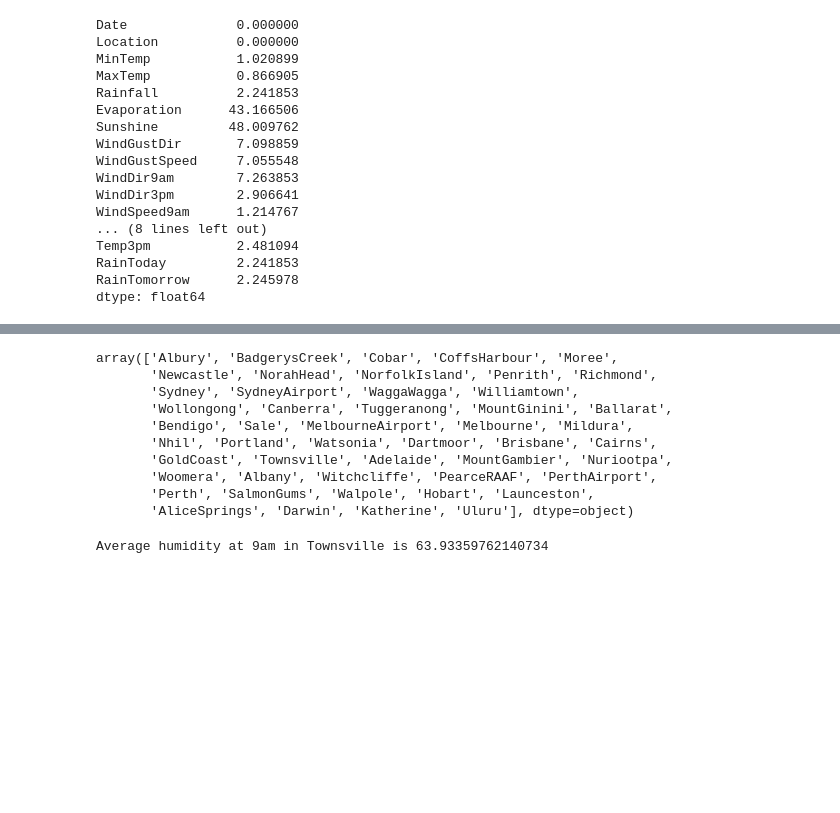
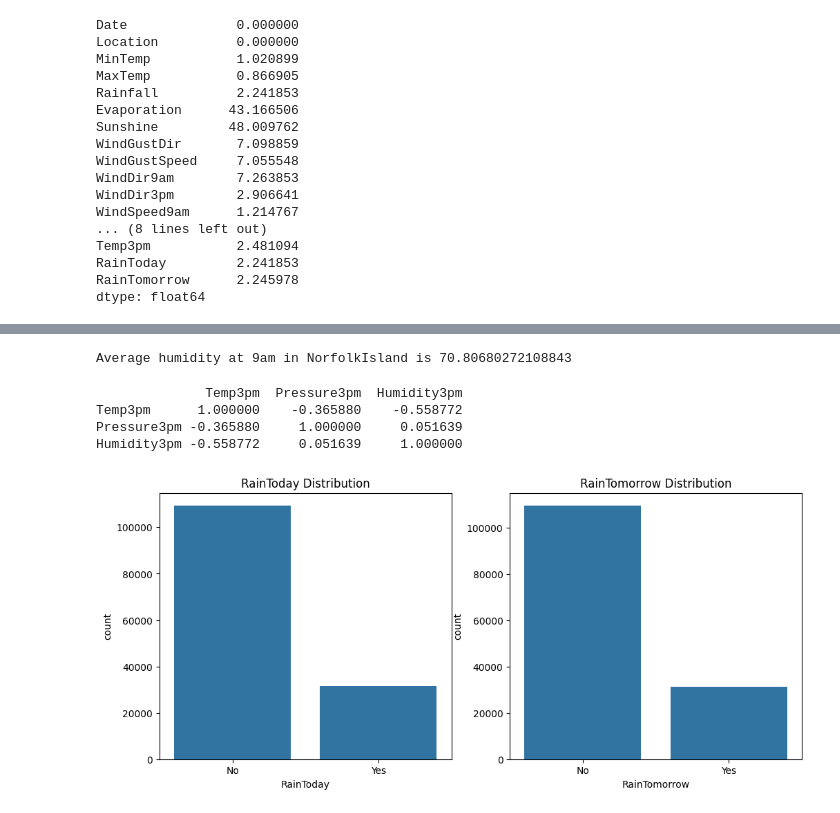
Before and after one commit to jatin7425/EDA-practice, a Jupyter notebook: ana.ipynb, the cells around one changed output, grey strips where cells are left out. Cells and saved outputs as stored; diff of their text form; code cells hidden in the pictures; blank space fills up the shorter version.

```diff
--- a/ana.ipynb
+++ b/ana.ipynb
@@ -84,24 +89,38 @@ df[num_cols].corr()
-# %%
-df['Location'].unique()
-# %% [output]
-array(['Albury', 'BadgerysCreek', 'Cobar', 'CoffsHarbour', 'Moree',
-       'Newcastle', 'NorahHead', 'NorfolkIsland', 'Penrith', 'Richmond',
-       'Sydney', 'SydneyAirport', 'WaggaWagga', 'Williamtown',
-       'Wollongong', 'Canberra', 'Tuggeranong', 'MountGinini', 'Ballarat',
-       'Bendigo', 'Sale', 'MelbourneAirport', 'Melbourne', 'Mildura',
-       'Nhil', 'Portland', 'Watsonia', 'Dartmoor', 'Brisbane', 'Cairns',
-       'GoldCoast', 'Townsville', 'Adelaide', 'MountGambier', 'Nuriootpa',
-       'Woomera', 'Albany', 'Witchcliffe', 'PearceRAAF', 'PerthAirport',
-       'Perth', 'SalmonGums', 'Walpole', 'Hobart', 'Launceston',
-       'AliceSprings', 'Darwin', 'Katherine', 'Uluru'], dtype=object)
 # %%
-LOCATION = 'Townsville'
+LOCATION = 'NorfolkIsland'
 df_filter = df[df['Location'] == LOCATION]
 avg = df_filter['Humidity9am'].mean()
 
 print(f"Average humidity at 9am in {LOCATION} is {avg}")
 # %% [output]
-Average humidity at 9am in Townsville is 63.93359762140734
+Average humidity at 9am in NorfolkIsland is 70.80680272108843
+# %%
+
+columns = ['Temp3pm', 'Pressure3pm', 'Humidity3pm']
+# columns = ['Temp9am', 'Pressure9am', 'Humidity9am']
+print(df[columns].corr())
+# %% [output]
+              Temp3pm  Pressure3pm  Humidity3pm
+Temp3pm      1.000000    -0.365880    -0.558772
+Pressure3pm -0.365880     1.000000     0.051639
+Humidity3pm -0.558772     0.051639     1.000000
+# %%
+import matplotlib.pyplot as plt
+import seaborn as sns
+from sklearn.metrics import confusion_matrix, ConfusionMatrixDisplay
+
+# Count plot for RainToday & RainTomorrow
+fig, ax = plt.subplots(1, 2, figsize=(12, 5))
+
+sns.countplot(x=df['RainToday'], ax=ax[0])
+ax[0].set_title("RainToday Distribution")
+
+sns.countplot(x=df['RainTomorrow'], ax=ax[1])
+ax[1].set_title("RainTomorrow Distribution")
+
+plt.show()
+# %% [output]
+[figure, added]
 # %%
 sns.scatterplot(x=df['Humidity3pm'], y=df['Rainfall'], alpha=0.5)
 plt.title("Humidity vs Rainfall")
```
Also changed, not shown: parts of 6 cells of this notebook, 3 other files.
